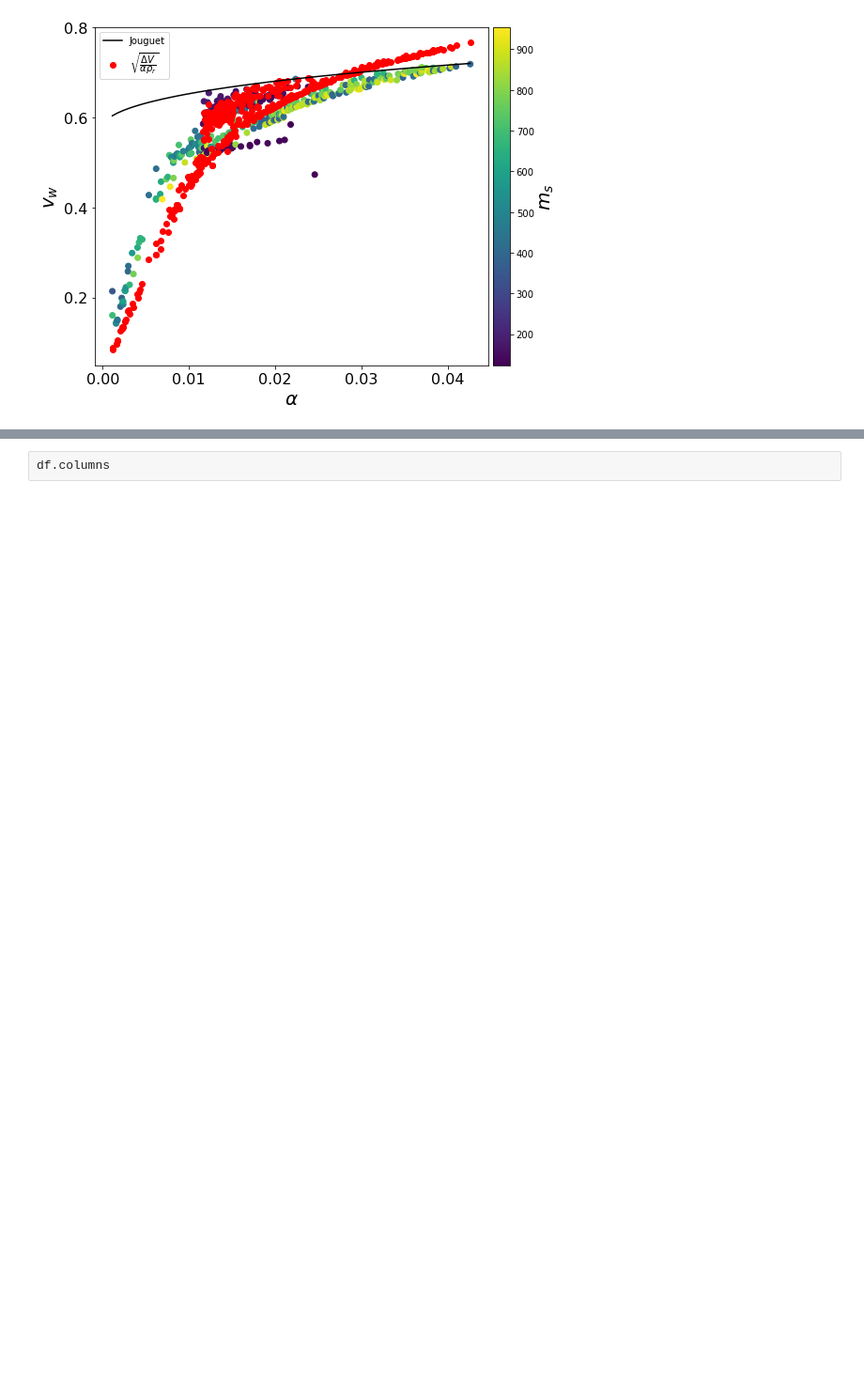
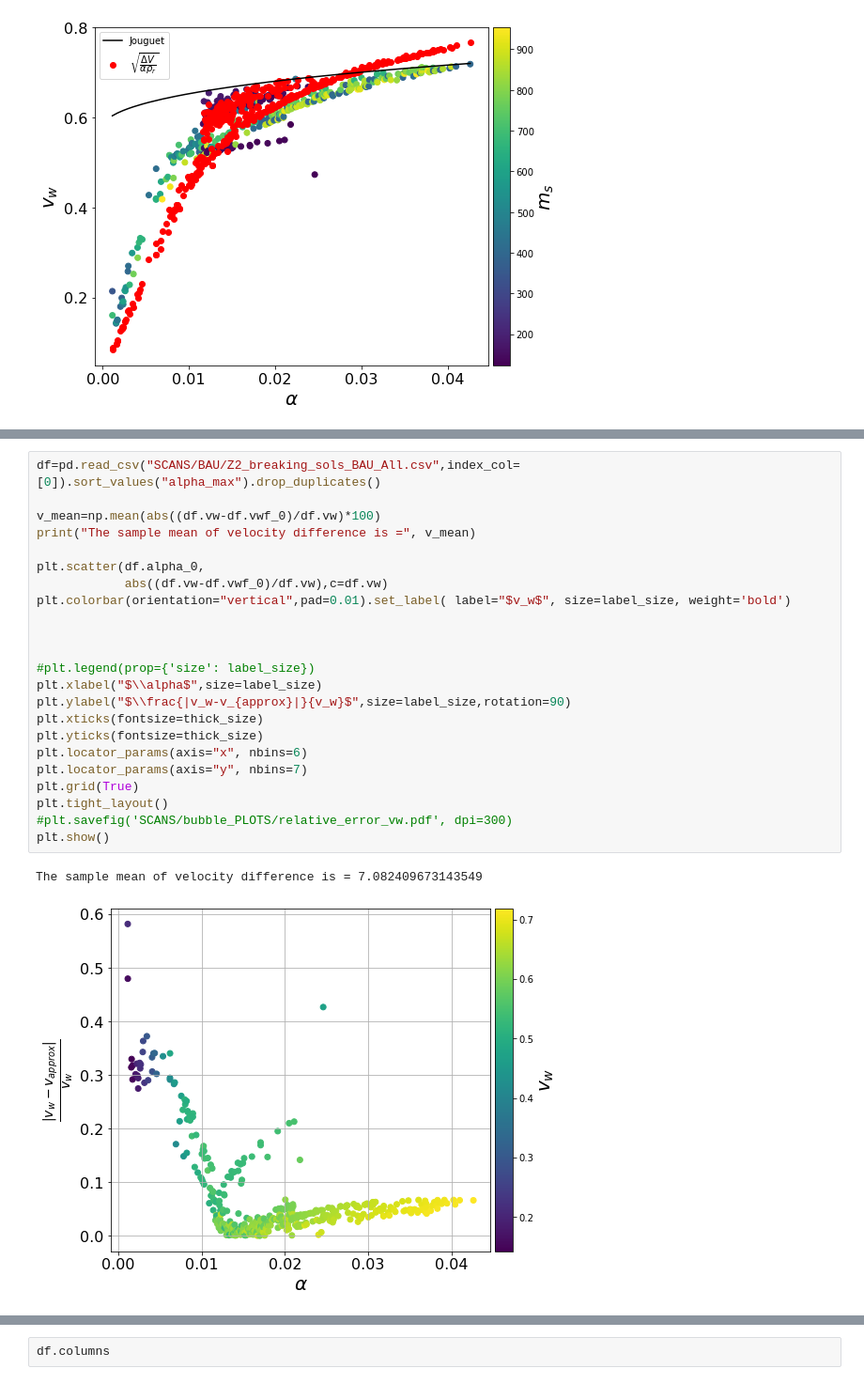
Before and after one commit to PB-316/Z_2breaking-PT-BAU, a Jupyter notebook: wall_veclocity_Z2_breaking.ipynb, the cells around one changed output, grey strips where cells are left out. Shown at 94% size. Drawn from its saved outputs; the diff is of its cells as text; blank space fills up the shorter version.

```diff
--- a/wall_veclocity_Z2_breaking.ipynb
+++ b/wall_veclocity_Z2_breaking.ipynb
@@ -2242,0 +2252,26 @@ plt.show()
+# %%
+df=pd.read_csv("SCANS/BAU/Z2_breaking_sols_BAU_All.csv",index_col=[0]).sort_values("alpha_max").drop_duplicates()
+
+v_mean=np.mean(abs((df.vw-df.vwf_0)/df.vw)*100)
+print("The sample mean of velocity difference is =", v_mean)
+
+plt.scatter(df.alpha_0,
+            abs((df.vw-df.vwf_0)/df.vw),c=df.vw)
+plt.colorbar(orientation="vertical",pad=0.01).set_label( label="$v_w$", size=label_size, weight='bold')
+
+
+
+#plt.legend(prop={'size': label_size})
+plt.xlabel("$\\alpha$",size=label_size)
+plt.ylabel("$\\frac{|v_w-v_{approx}|}{v_w}$",size=label_size,rotation=90)
+plt.xticks(fontsize=thick_size)
+plt.yticks(fontsize=thick_size)
+plt.locator_params(axis="x", nbins=6)
+plt.locator_params(axis="y", nbins=7)
+plt.grid(True)
+plt.tight_layout()
+#plt.savefig('SCANS/bubble_PLOTS/relative_error_vw.pdf', dpi=300)
+plt.show()
+# %% [output]
+The sample mean of velocity difference is = 7.082409673143549
+[figure, added]
```
Also changed, not shown: parts of 9 cells of this notebook, 3 other files.
